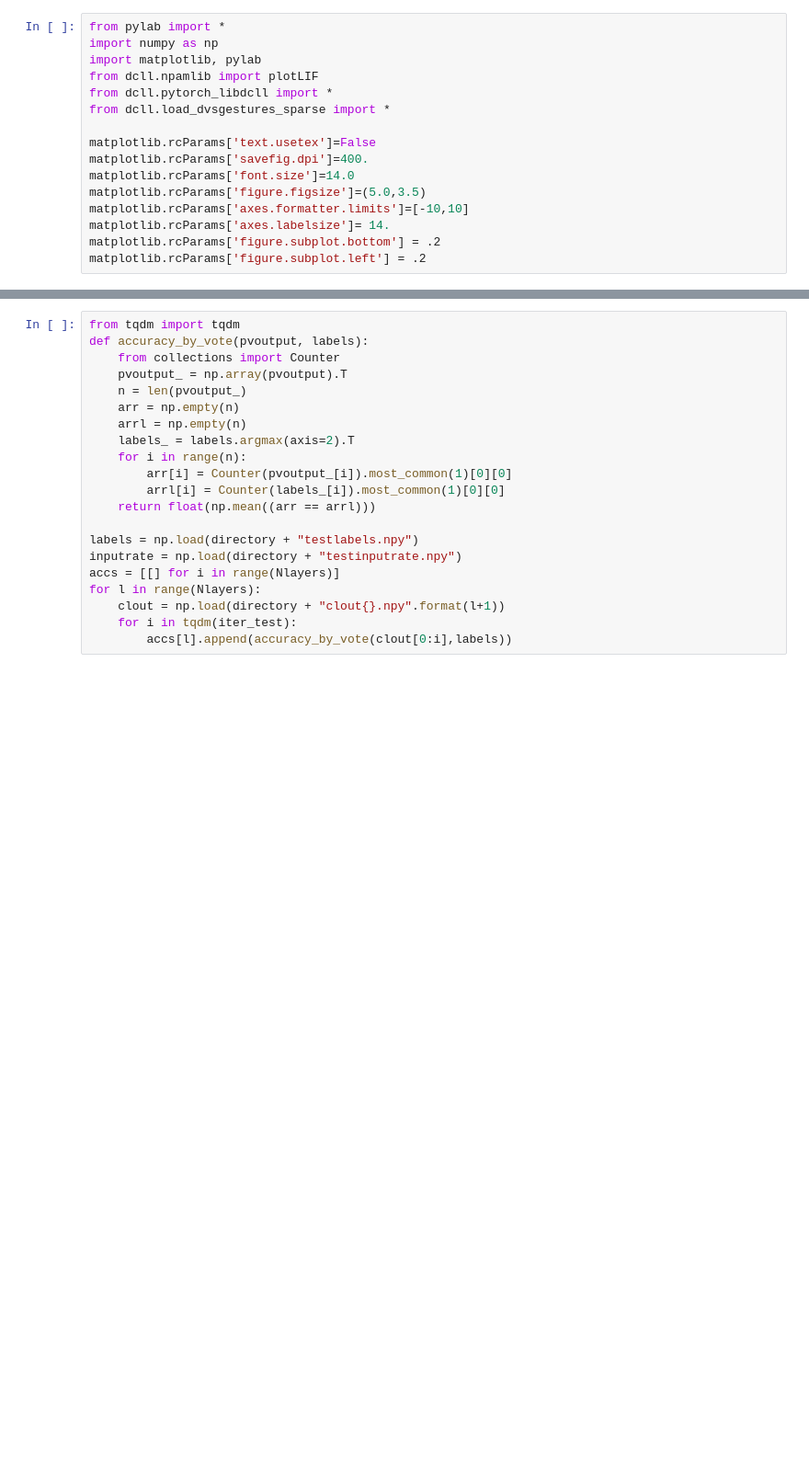
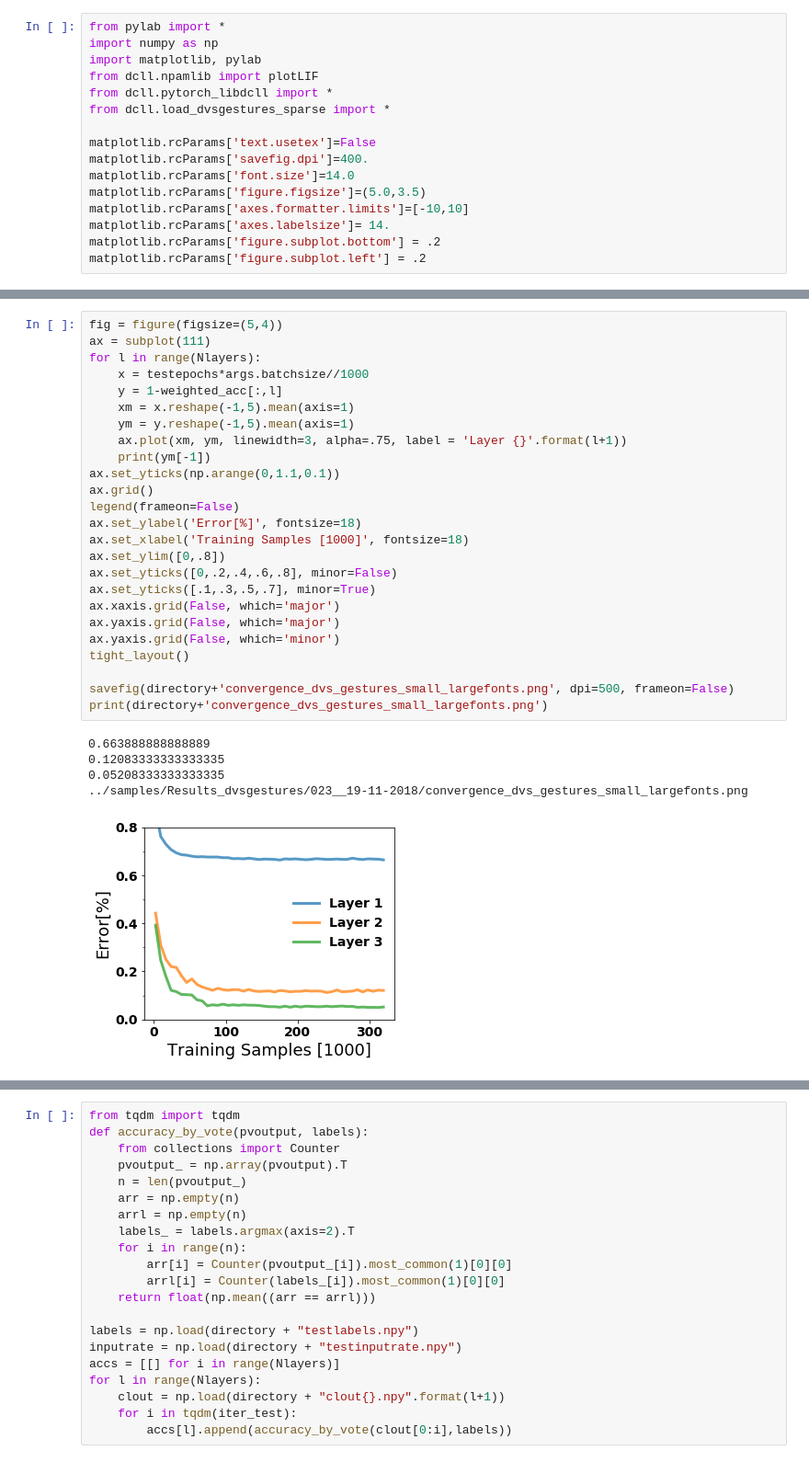
Before and after one commit to nmi-lab/dcll, a Jupyter notebook: notebooks/plot_dvs_gestures.ipynb, the cells around one changed output, grey strips where cells are left out. Shown: that part at 92% size. Saved outputs shown, nothing was run; the diff lists cells and outputs as text; blank space fills up the shorter version.

```diff
--- a/notebooks/plot_dvs_gestures.ipynb
+++ b/notebooks/plot_dvs_gestures.ipynb
@@ -81,3 +142,34 @@ savefig(directory+'convergence_dvs_gestures_small.png', dpi=300, frameon=False)
+# %%
+fig = figure(figsize=(5,4))
+ax = subplot(111)
+for l in range(Nlayers):
+    x = testepochs*args.batchsize//1000
+    y = 1-weighted_acc[:,l]
+    xm = x.reshape(-1,5).mean(axis=1)
+    ym = y.reshape(-1,5).mean(axis=1)
+    ax.plot(xm, ym, linewidth=3, alpha=.75, label = 'Layer {}'.format(l+1))
+    print(ym[-1])
+ax.set_yticks(np.arange(0,1.1,0.1))
+ax.grid()
+legend(frameon=False)
+ax.set_ylabel('Error[%]', fontsize=18)
+ax.set_xlabel('Training Samples [1000]', fontsize=18)
+ax.set_ylim([0,.8])
+ax.set_yticks([0,.2,.4,.6,.8], minor=False)
+ax.set_yticks([.1,.3,.5,.7], minor=True)
+ax.xaxis.grid(False, which='major')
+ax.yaxis.grid(False, which='major')
+ax.yaxis.grid(False, which='minor')
+tight_layout()
+
+savefig(directory+'convergence_dvs_gestures_small_largefonts.png', dpi=500, frameon=False)
+print(directory+'convergence_dvs_gestures_small_largefonts.png')
+# %% [output]
+0.663888888888889
+0.12083333333333335
+0.05208333333333335
+../samples/Results_dvsgestures/023__19-11-2018/convergence_dvs_gestures_small_largefonts.png
+[figure, added]
 # %%
 voutput = np.load(directory+"doutput4.npy")
 soutput = np.load(directory+"doutput1.npy")
```
Also changed, not shown: parts of 15 cells of this notebook, 7 other files.
